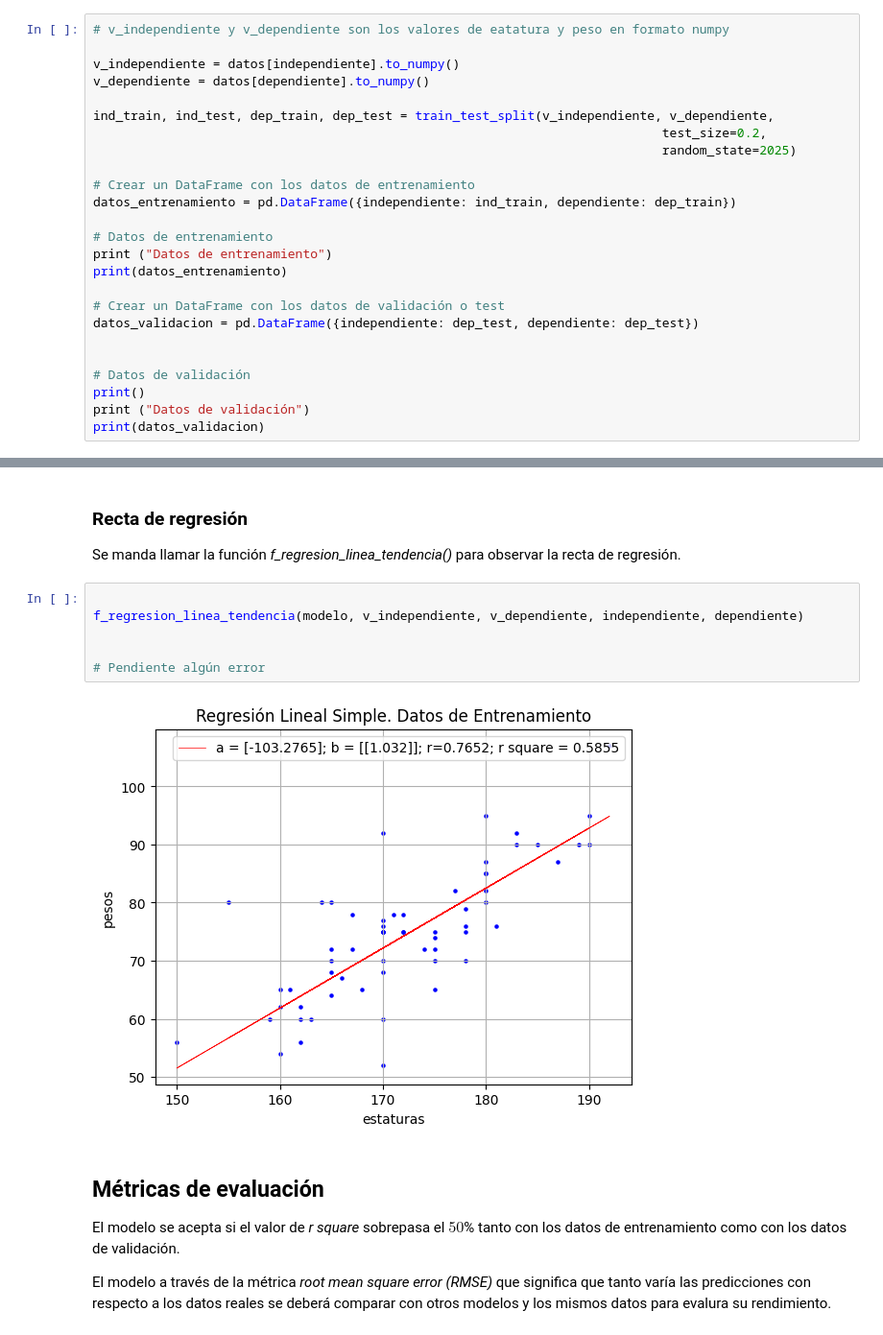
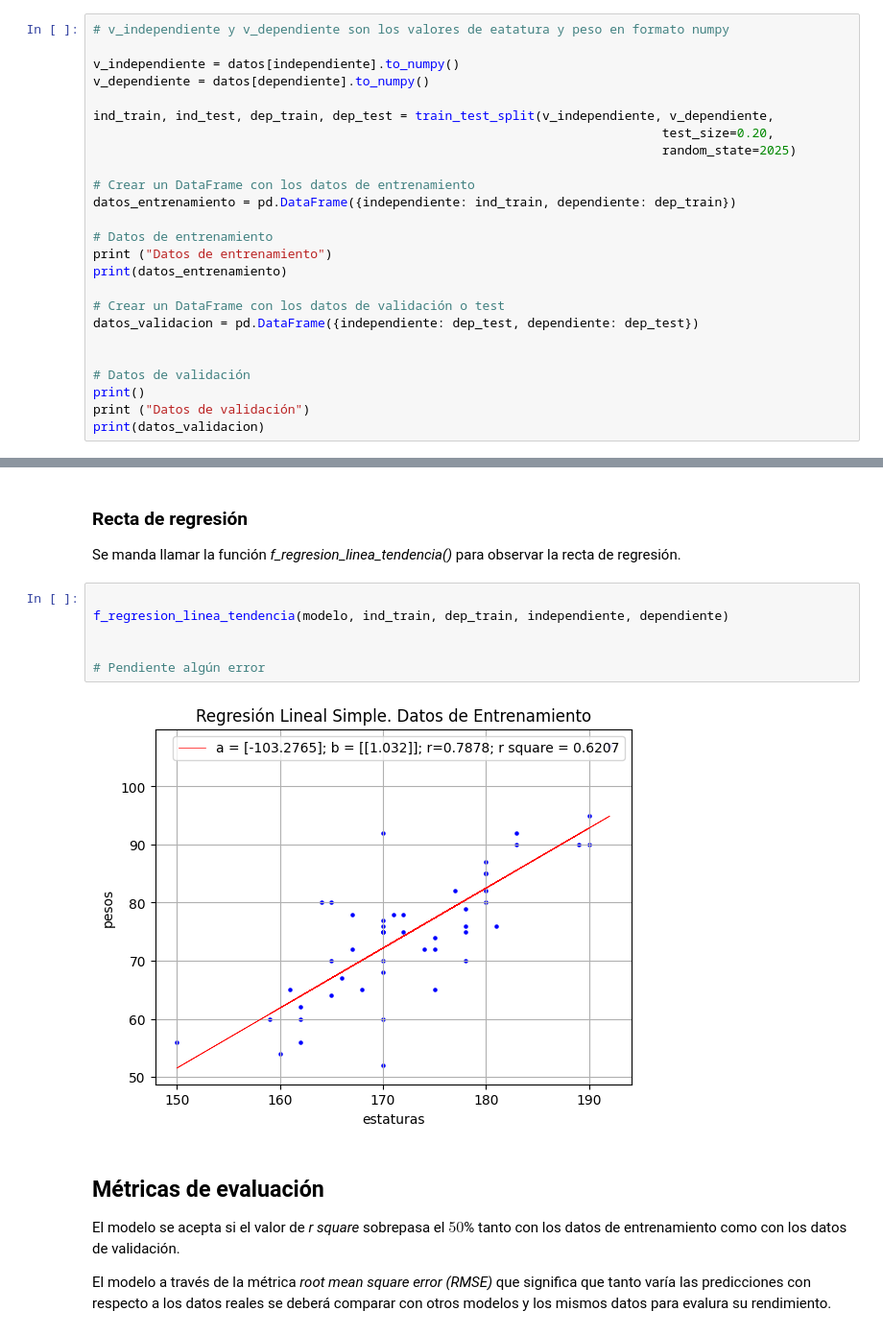
Before and after one commit to rpizarrog/innovacion-empresarial, a Jupyter notebook: notebook_python/Caso_01_Regresión_Lineal_Simple_Estaturas_Pesos_Personas.ipynb, the cells around one changed output, grey strips where cells are left out. Shown at 96% size. Cells and saved outputs as stored; diff of their text form.

```diff
--- a/notebook_python/Caso_01_Regresión_Lineal_Simple_Estaturas_Pesos_Personas.ipynb
+++ b/notebook_python/Caso_01_Regresión_Lineal_Simple_Estaturas_Pesos_Personas.ipynb
@@ -351,7 +343,7 @@ v_independiente = datos[independiente].to_numpy()
 v_dependiente = datos[dependiente].to_numpy()
 
 ind_train, ind_test, dep_train, dep_test = train_test_split(v_independiente, v_dependiente,
-                                                                            test_size=0.2,
+                                                                            test_size=0.20,
                                                                             random_state=2025)
 
 # Crear un DataFrame con los datos de entrenamiento
@@ -449,12 +441,12 @@ El modelo de regesión lineal simple arroja los valores de los coeficiente a y b
 Se manda llamar la función *f_regresion_linea_tendencia()* para observar la recta de regresión.
 # %%
 
-f_regresion_linea_tendencia(modelo, v_independiente, v_dependiente, independiente, dependiente)
+f_regresion_linea_tendencia(modelo, ind_train, dep_train, independiente, dependiente)
 
 
 # Pendiente algún error
 # %% [output]
-[figure, old version]
+[figure, new version]
 # %% [markdown]
 ## Métricas de evaluación
 
```
Also changed, not shown: parts of 5 cells of this notebook.
